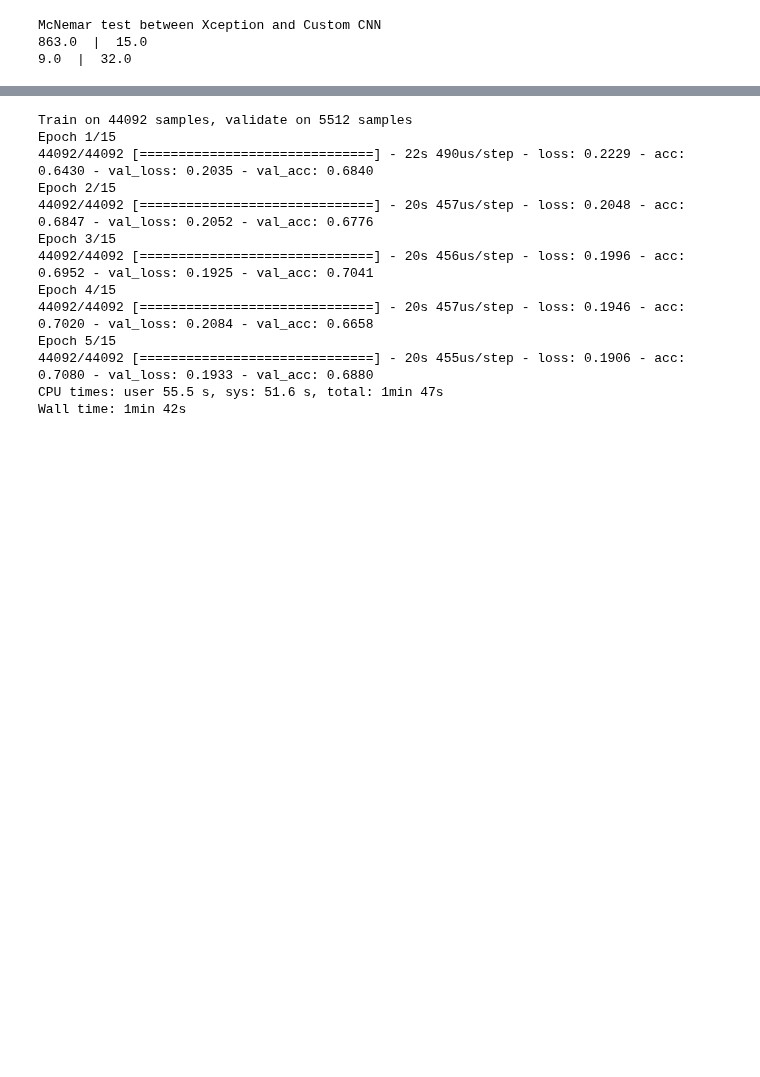
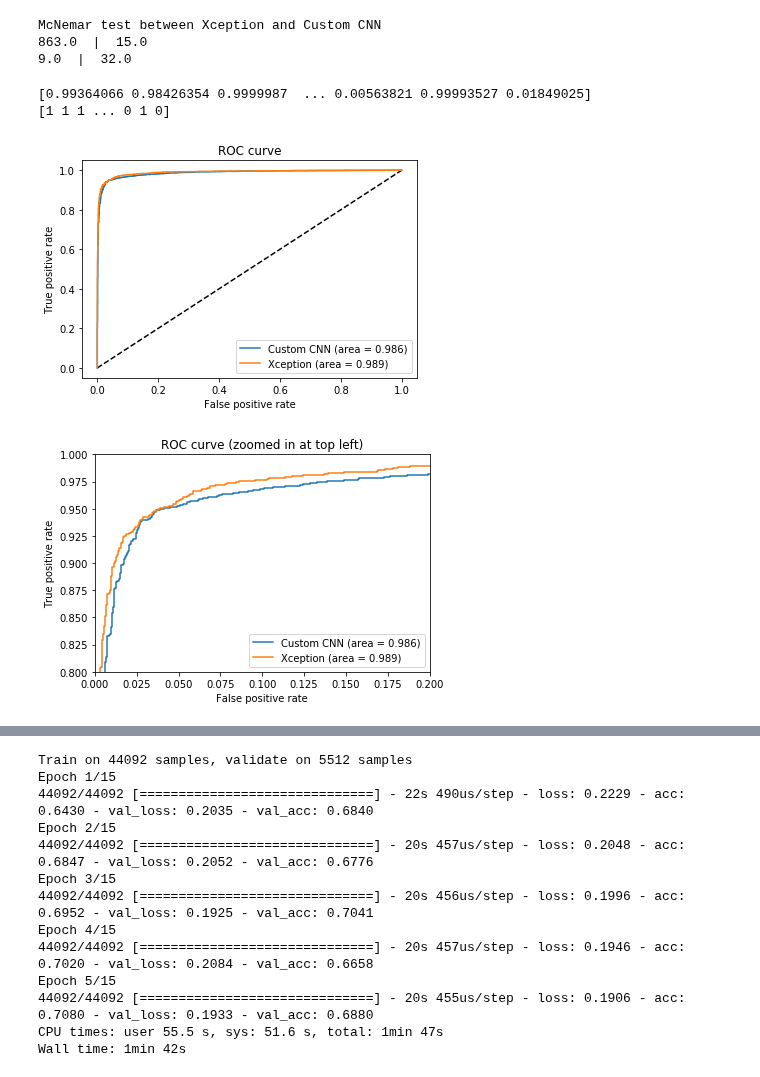
Before and after one commit to l1onh3art88/ml-lab2, a Jupyter notebook: lab6b/lab6b.ipynb, the cells around one changed output, grey strips where cells are left out. Cells and saved outputs as stored; diff of their text form; code cells hidden in the pictures; blank space fills up the shorter version.

```diff
--- a/lab6b/lab6b.ipynb
+++ b/lab6b/lab6b.ipynb
@@ -614,3 +640,41 @@ print(np.round(case3), " | ", np.round(case4))
 McNemar test between Xception and Custom CNN
 863.0  |  15.0
 9.0  |  32.0
+# %%
+from sklearn.metrics import roc_curve, auc
+from scipy import interp
+from sklearn import metrics
+yhat1prob = cnn2.predict(x_test)
+yhat2prob = xception.predict(x_test)
+print(yhat1prob.ravel())
+print(y_test)
+fpr_keras, tpr_keras, thresholds = metrics.roc_curve(y_test, yhat1prob.ravel(), pos_label=1)
+auc_keras = auc(fpr_keras, tpr_keras)
+fpr_keras2, tpr_keras2, thresholds2 = metrics.roc_curve(y_test, yhat2prob.ravel(), pos_label=1)
+auc_keras2 = auc(fpr_keras2, tpr_keras2)
+plt.figure(1)
+plt.plot([0, 1], [0, 1], 'k--')
+plt.plot(fpr_keras, tpr_keras, label='Custom CNN (area = {:.3f})'.format(auc_keras))
+plt.plot(fpr_keras2, tpr_keras2, label='Xception (area = {:.3f})'.format(auc_keras2))
+plt.xlabel('False positive rate')
+plt.ylabel('True positive rate')
+plt.title('ROC curve')
+plt.legend(loc='best')
+plt.show()
+# Zoom in view of the upper left corner.
+plt.figure(2)
+plt.xlim(0, 0.2)
+plt.ylim(0.8, 1)
+plt.plot([0, 1], [0, 1], 'k--')
+plt.plot(fpr_keras, tpr_keras, label='Custom CNN (area = {:.3f})'.format(auc_keras))
+plt.plot(fpr_keras2, tpr_keras2, label='Xception (area = {:.3f})'.format(auc_keras2))
+plt.xlabel('False positive rate')
+plt.ylabel('True positive rate')
+plt.title('ROC curve (zoomed in at top left)')
+plt.legend(loc='best')
+plt.show()
+# %% [output]
+[0.99364066 0.98426354 0.9999987  ... 0.00563821 0.99993527 0.01849025]
+[1 1 1 ... 0 1 0]
+[figure, added]
+[figure, added]
```
Also changed, not shown: parts of 18 cells of this notebook.
